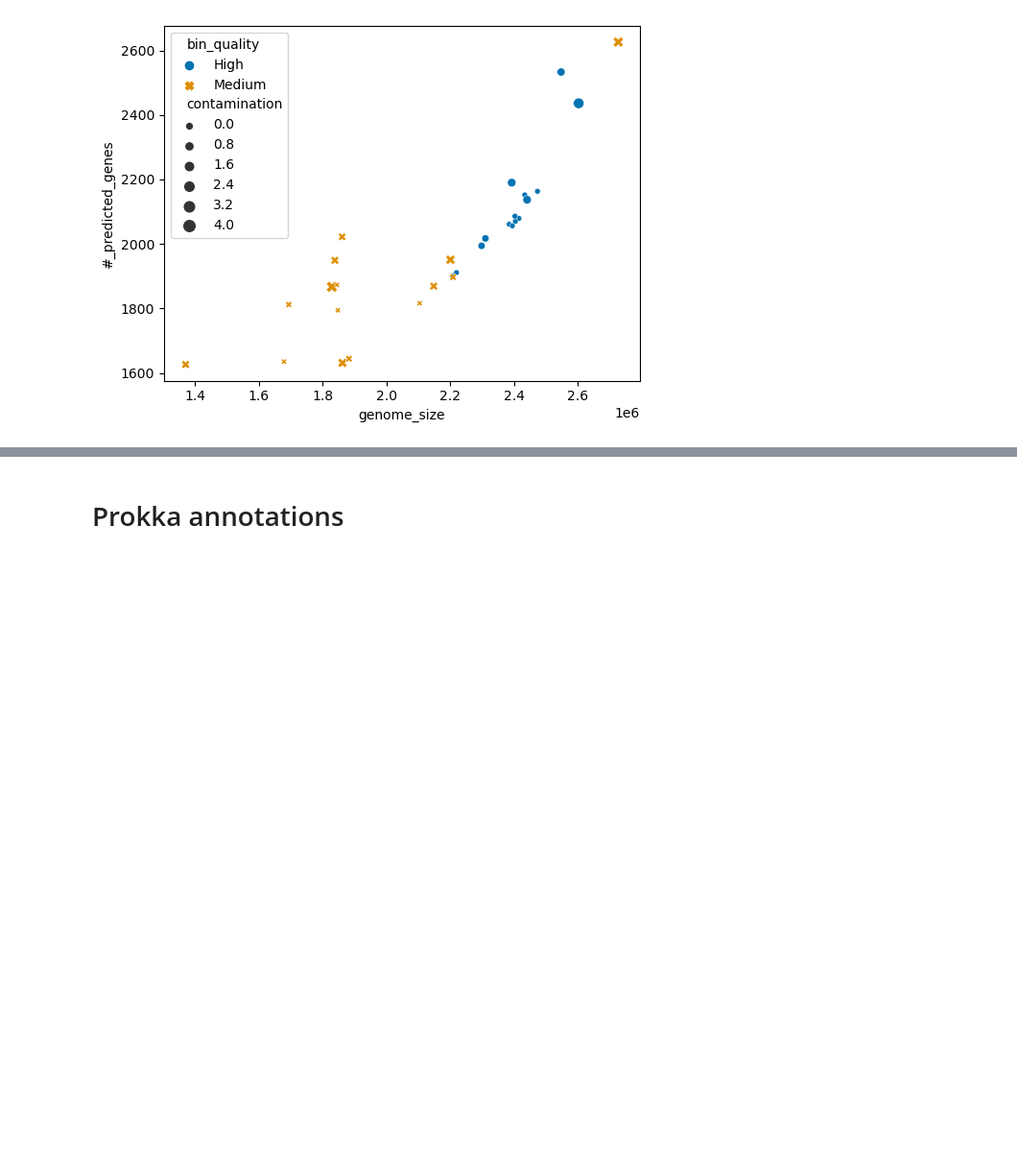
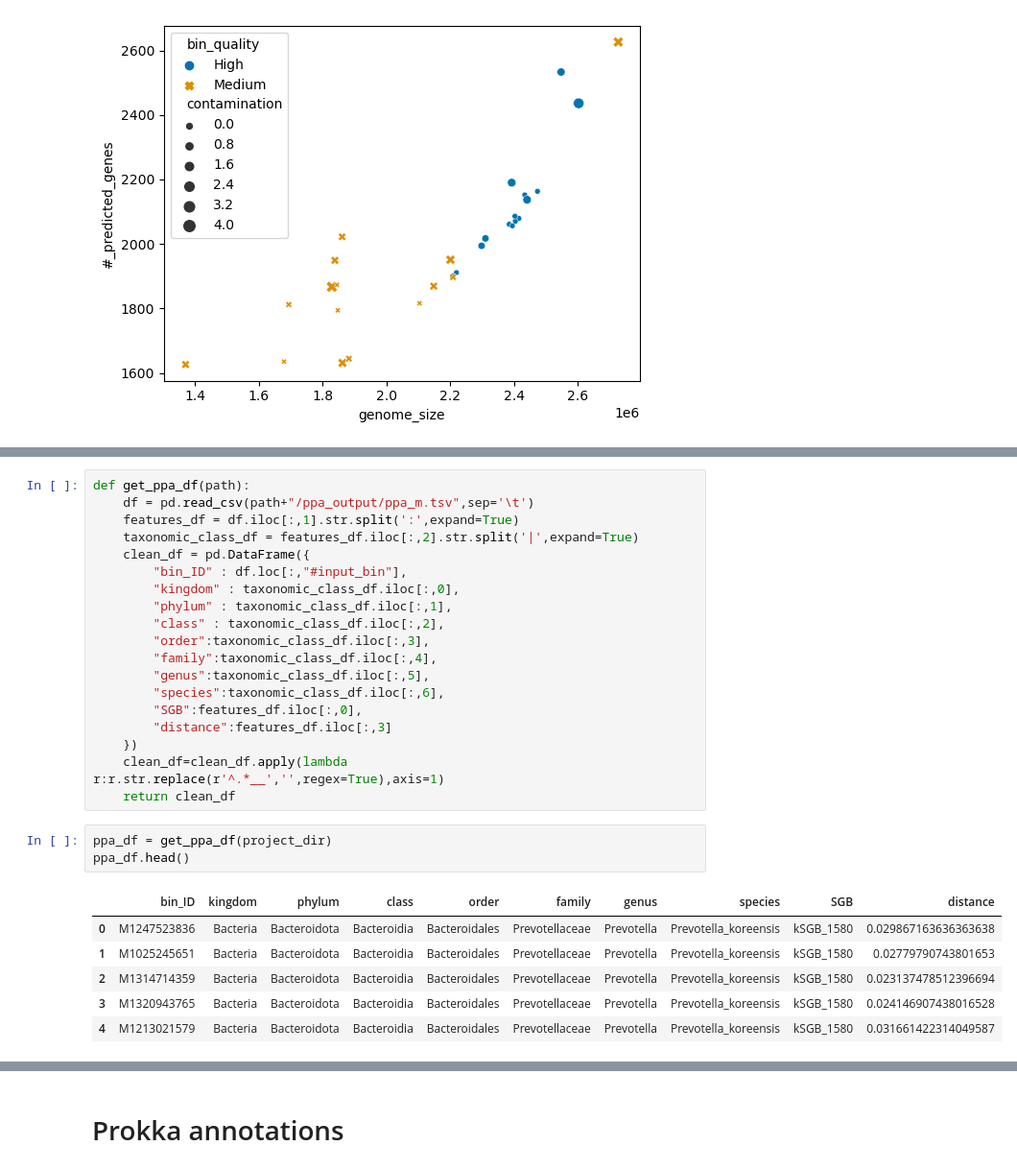
Before and after one commit to GentleHoney/Genomics_Project, a Jupyter notebook: proj_tmp.ipynb, the cells around one changed output, grey strips where cells are left out. Shown at 96% size. Drawn from its saved outputs; the diff is of its cells as text; blank space fills up the shorter version.

```diff
--- a/proj_tmp.ipynb
+++ b/proj_tmp.ipynb
@@ -205,0 +230,29 @@ sns.scatterplot(neat_features,x='genome_size',y='#_predicted_genes',style='bin_q
+# %%
+def get_ppa_df(path):
+    df = pd.read_csv(path+"/ppa_output/ppa_m.tsv",sep='\t')
+    features_df = df.iloc[:,1].str.split(':',expand=True)
+    taxonomic_class_df = features_df.iloc[:,2].str.split('|',expand=True)
+    clean_df = pd.DataFrame({
+        "bin_ID" : df.loc[:,"#input_bin"],
+        "kingdom" : taxonomic_class_df.iloc[:,0],
+        "phylum" : taxonomic_class_df.iloc[:,1],
+        "class" : taxonomic_class_df.iloc[:,2],
+        "order":taxonomic_class_df.iloc[:,3],
+        "family":taxonomic_class_df.iloc[:,4],
+        "genus":taxonomic_class_df.iloc[:,5],
+        "species":taxonomic_class_df.iloc[:,6],
+        "SGB":features_df.iloc[:,0],
+        "distance":features_df.iloc[:,3]
+    })
+    clean_df=clean_df.apply(lambda r:r.str.replace(r'^.*__','',regex=True),axis=1)
+    return clean_df
+# %%
+ppa_df = get_ppa_df(project_dir)
+ppa_df.head()
+# %% [output]
+|  | bin_ID | kingdom | phylum | class | order | family | genus | species | SGB | distance |
+| 0 | M1247523836 | Bacteria | Bacteroidota | Bacteroidia | Bacteroidales | Prevotellaceae | Prevotella | Prevotella_koreensis | kSGB_1580 | 0.029867163636363638 |
+| 1 | M1025245651 | Bacteria | Bacteroidota | Bacteroidia | Bacteroidales | Prevotellaceae | Prevotella | Prevotella_koreensis | kSGB_1580 | 0.02779790743801653 |
+| 2 | M1314714359 | Bacteria | Bacteroidota | Bacteroidia | Bacteroidales | Prevotellaceae | Prevotella | Prevotella_koreensis | kSGB_1580 | 0.023137478512396694 |
+| 3 | M1320943765 | Bacteria | Bacteroidota | Bacteroidia | Bacteroidales | Prevotellaceae | Prevotella | Prevotella_koreensis | kSGB_1580 | 0.024146907438016528 |
+| 4 | M1213021579 | Bacteria | Bacteroidota | Bacteroidia | Bacteroidales | Prevotellaceae | Prevotella | Prevotella_koreensis | kSGB_1580 | 0.031661422314049587 |
```
Also changed, not shown: parts of 8 cells of this notebook, 2 other files.
